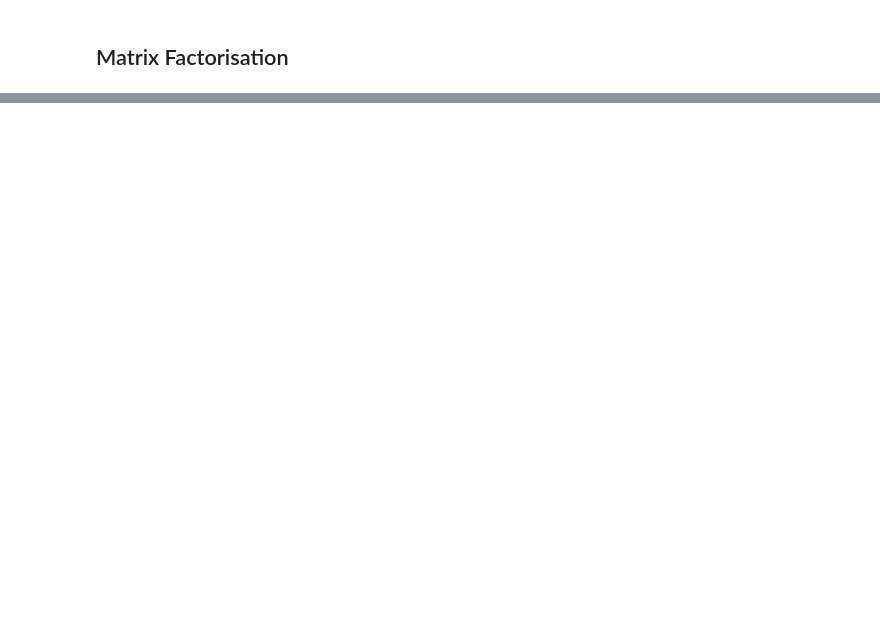
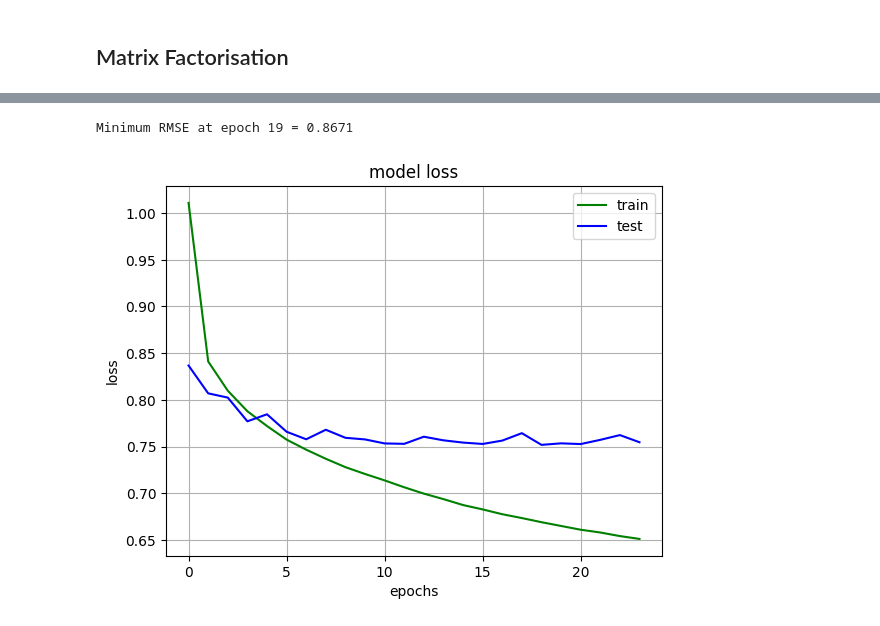
Before and after one commit to Exitarr/collaborative-filtering-based-Recommendation-System, a Jupyter notebook: project.ipynb, the cells around one changed output, grey strips where cells are left out. Saved outputs shown, nothing was run; the diff lists cells and outputs as text; code cells hidden in the pictures; blank space fills up the shorter version.

Commit message:
model setup(with recommendations)

```diff
--- a/project.ipynb
+++ b/project.ipynb
@@ -170,6 +208,5 @@ movies_encoded.head(10)
 # %%
 
-train_data, test_data = train_test_split(movies_encoded, test_size=0.2, random_state=42)
-
-print(train_data.shape, test_data.shape)
+train_data, test_data = train_test_split(newratedmovies, test_size=0.2, random_state=42)
+train_data.head()
 # %% [output]
@@ -332,10 +333,0 @@ Model: "functional_1"
-# %%
-history = model.fit(
-    [users_idx, movies_idx, genres_enc, timestamps],
-    ratings,
-    batch_size=64,
-    epochs=40,
-    validation_split=0.2,
-    shuffle=True,
-    verbose=1
-)
@@ -374,0 +334,21 @@ RMSE: 2.81
+# %%
+# Prepare data
+user_ids = train_data['user_id']
+movie_ids = train_data['movie_id']
+ratings = train_data['rating']
+genres_list = train_data['genres']
+years_list = train_data['year']
+# %%
+callbacks = [EarlyStopping('val_loss', patience=5),
+             ModelCheckpoint('best_model.weights.h5', save_best_only=True, save_weights_only=True)]
+
+
+history = model.fit(
+    x=[user_ids, movie_ids, genres_list],
+    y=ratings,
+    batch_size=128,
+    epochs=50,
+    validation_split=0.2,
+    validation_data=([test_data['user_id'], test_data['movie_id'], test_data['genres']], test_data['rating']),
+    callbacks=callbacks
+)
@@ -374,0 +457,16 @@ RMSE: 2.81
+# %%
+min_val_loss, idx = min((val, idx) for (idx, val) in enumerate(history.history['val_loss']))
+print ('Minimum RMSE at epoch', '{:d}'.format(idx+1), '=', '{:.4f}'.format(math.sqrt(min_val_loss)))
+# %% [output]
+Minimum RMSE at epoch 19 = 0.8671
+# %%
+plt.plot(history.history['loss'] , 'g')
+plt.plot(history.history['val_loss'] , 'b')
+plt.title('model loss')
+plt.ylabel('loss')
+plt.xlabel('epochs')
+plt.legend(['train', 'test'], loc='upper right')
+plt.grid(True)
+plt.show()
+# %% [output]
+[figure, added]
```
Also changed, not shown: parts of 21 cells of this notebook, 1 other file.
